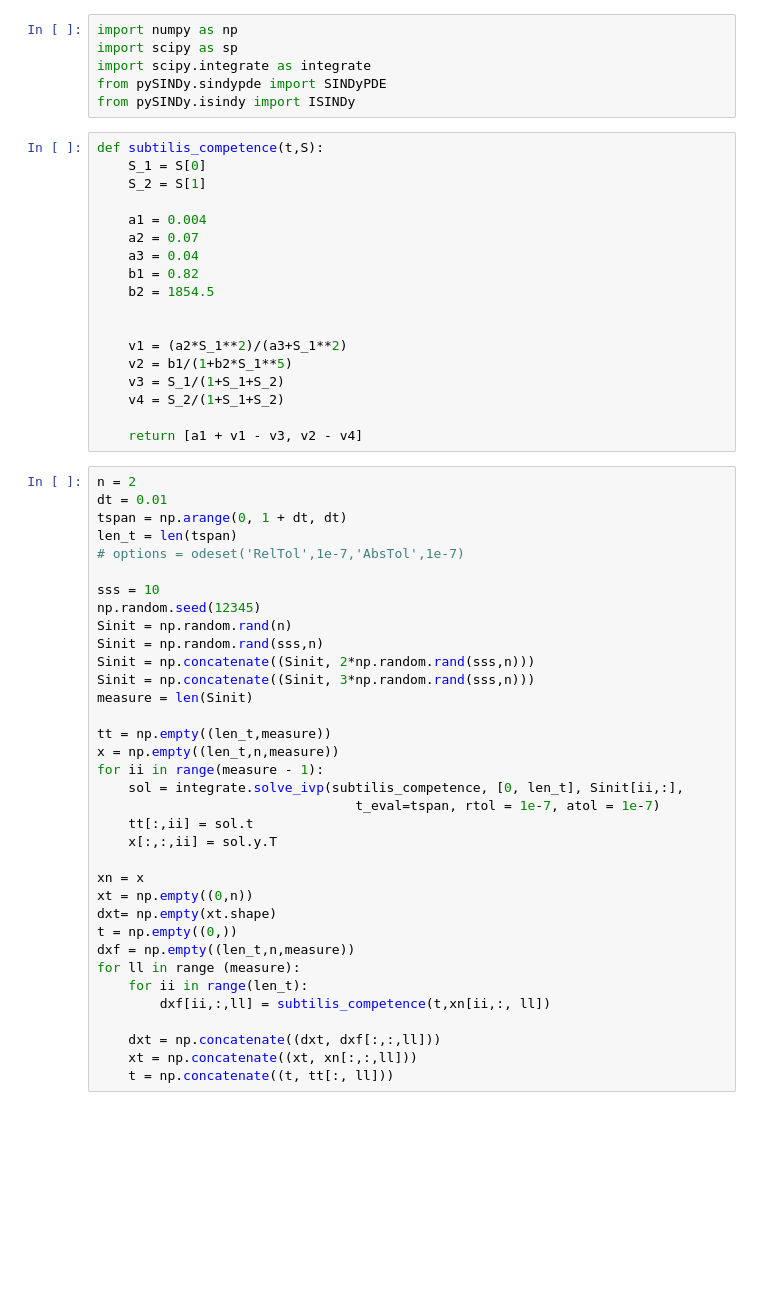
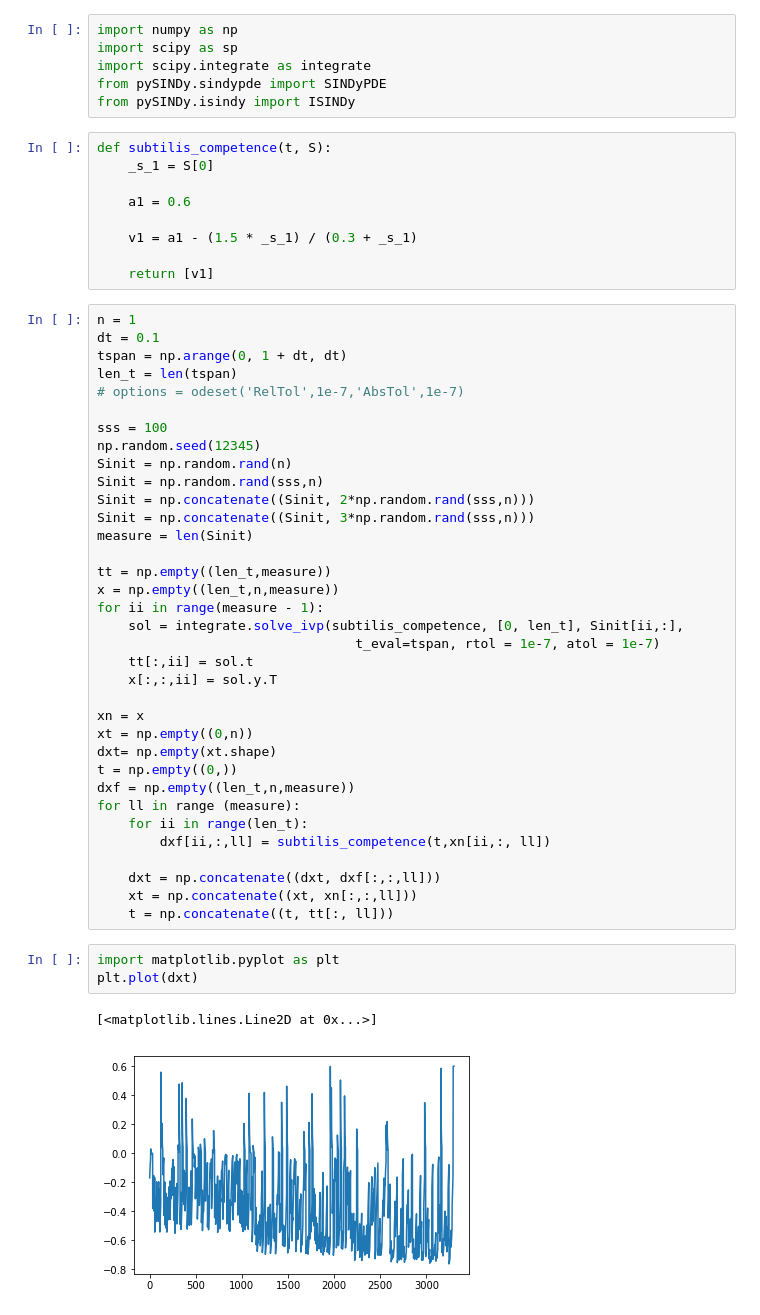
Before and after one commit to luckystarufo/pySINDy, a Jupyter notebook: examples/example-4-isindy-yeastglycolysisNM.ipynb, the cells around one changed output. Saved outputs shown, nothing was run; the diff lists cells and outputs as text; blank space fills up the shorter version.

```diff
--- a/examples/example-4-isindy-yeastglycolysisNM.ipynb
+++ b/examples/example-4-isindy-yeastglycolysisNM.ipynb
@@ -14,32 +14,23 @@ import scipy as sp
 import scipy.integrate as integrate
 from pySINDy.sindypde import SINDyPDE
 from pySINDy.isindy import ISINDy
-# %%
-def subtilis_competence(t,S):
-    S_1 = S[0]
-    S_2 = S[1]
-
-    a1 = 0.004
-    a2 = 0.07
-    a3 = 0.04
-    b1 = 0.82
-    b2 = 1854.5
-
-
-    v1 = (a2*S_1**2)/(a3+S_1**2)
-    v2 = b1/(1+b2*S_1**5)
-    v3 = S_1/(1+S_1+S_2)
-    v4 = S_2/(1+S_1+S_2)
-
-    return [a1 + v1 - v3, v2 - v4]
+# %%
+def subtilis_competence(t, S):
+    _s_1 = S[0]
+
+    a1 = 0.6
+
+    v1 = a1 - (1.5 * _s_1) / (0.3 + _s_1)
+
+    return [v1]
 # %%
-n = 2
-dt = 0.01
+n = 1
+dt = 0.1
 tspan = np.arange(0, 1 + dt, dt)
 len_t = len(tspan)
 # options = odeset('RelTol',1e-7,'AbsTol',1e-7)
 
-sss = 10
+sss = 100
 np.random.seed(12345)
 Sinit = np.random.rand(n)
 Sinit = np.random.rand(sss,n)
@@ -67,3 +58,9 @@ for ll in range (measure):
     dxt = np.concatenate((dxt, dxf[:,:,ll]))
     xt = np.concatenate((xt, xn[:,:,ll]))
     t = np.concatenate((t, tt[:, ll]))
+# %%
+import matplotlib.pyplot as plt
+plt.plot(dxt)
+# %% [output]
+[<matplotlib.lines.Line2D at 0x...>]
+[figure, added]
```
Also changed, not shown: parts of 6 cells of this notebook, 3 other files.
